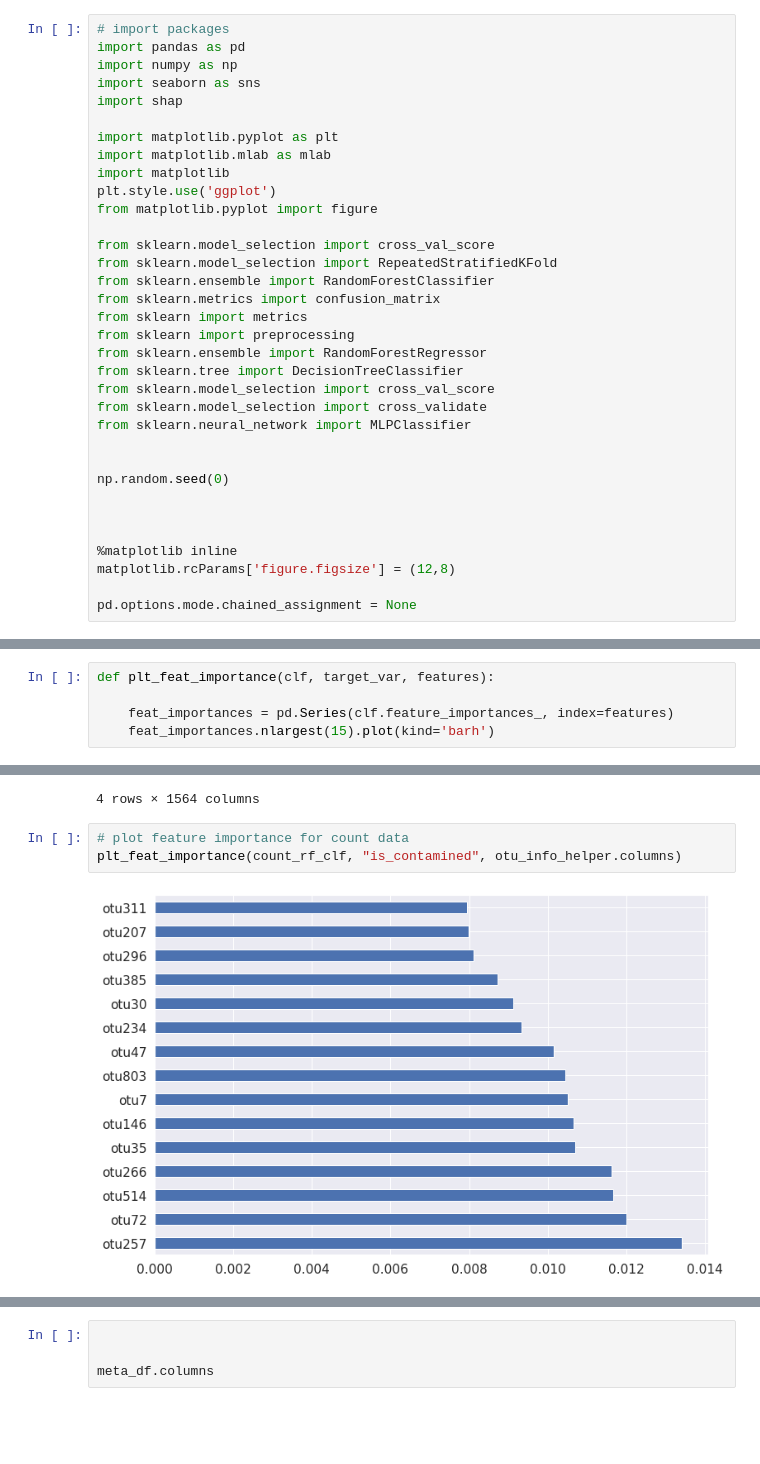
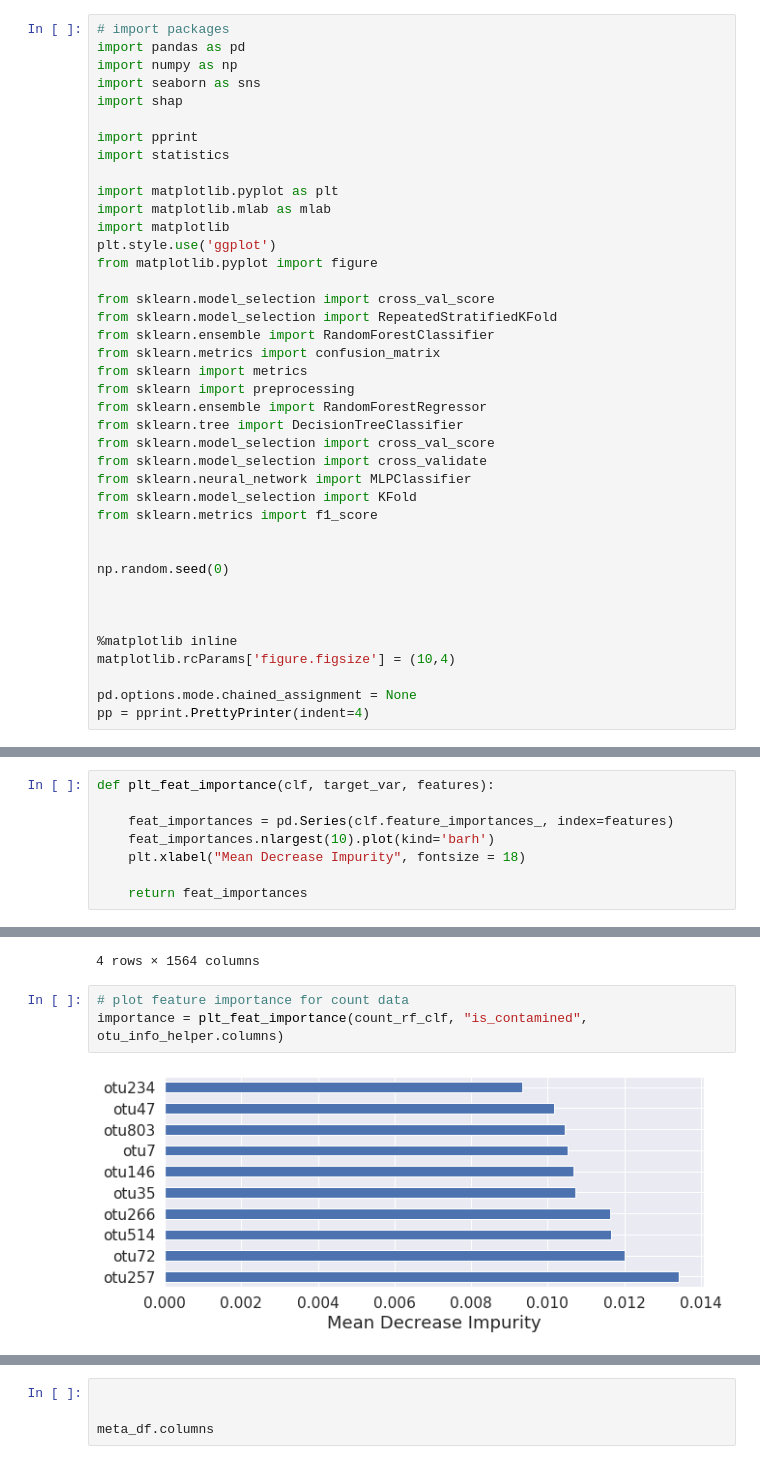
Before and after one commit to MaxJoas/metagenomic_contamination, a Jupyter notebook: supervised/supervised.ipynb, the cells around one changed output, grey strips where cells are left out. Saved outputs shown, nothing was run; the diff lists cells and outputs as text; blank space fills up the shorter version.

```diff
--- a/supervised/supervised.ipynb
+++ b/supervised/supervised.ipynb
@@ -19,6 +19,9 @@ import pandas as pd
 import numpy as np
 import seaborn as sns
 import shap
+
+import pprint
+import statistics
 
 import matplotlib.pyplot as plt
 import matplotlib.mlab as mlab
@@ -37,6 +40,8 @@ from sklearn.tree import DecisionTreeClassifier
 from sklearn.model_selection import cross_val_score
 from sklearn.model_selection import cross_validate
 from sklearn.neural_network import MLPClassifier
+from sklearn.model_selection import KFold
+from sklearn.metrics import f1_score
 
 
 np.random.seed(0)
@@ -44,9 +49,10 @@ np.random.seed(0)
 
 
 %matplotlib inline
-matplotlib.rcParams['figure.figsize'] = (12,8)
+matplotlib.rcParams['figure.figsize'] = (10,4)
 
 pd.options.mode.chained_assignment = None
+pp = pprint.PrettyPrinter(indent=4)
 # %%
 # read data
 meta_df = pd.read_csv("../data/output/preprocessed_data.csv",  index_col=0)
@@ -288,7 +387,10 @@ To get a insight what was differnt on the contamined plates, respectively which
 def plt_feat_importance(clf, target_var, features):
 
     feat_importances = pd.Series(clf.feature_importances_, index=features)
-    feat_importances.nlargest(15).plot(kind='barh')
+    feat_importances.nlargest(10).plot(kind='barh')
+    plt.xlabel("Mean Decrease Impurity", fontsize = 18)
+
+    return feat_importances
 # %%
 otu_info_helper.head()
 # %% [output]
@@ -300,6 +402,6 @@ otu_info_helper.head()
 4 rows × 1564 columns
 # %%
 # plot feature importance for count data
-plt_feat_importance(count_rf_clf, "is_contamined", otu_info_helper.columns)
+importance = plt_feat_importance(count_rf_clf, "is_contamined", otu_info_helper.columns)
 # %% [output]
-[figure, old version]
+[figure, new version]
```
Also changed, not shown: parts of 39 cells of this notebook, 5 other files.
